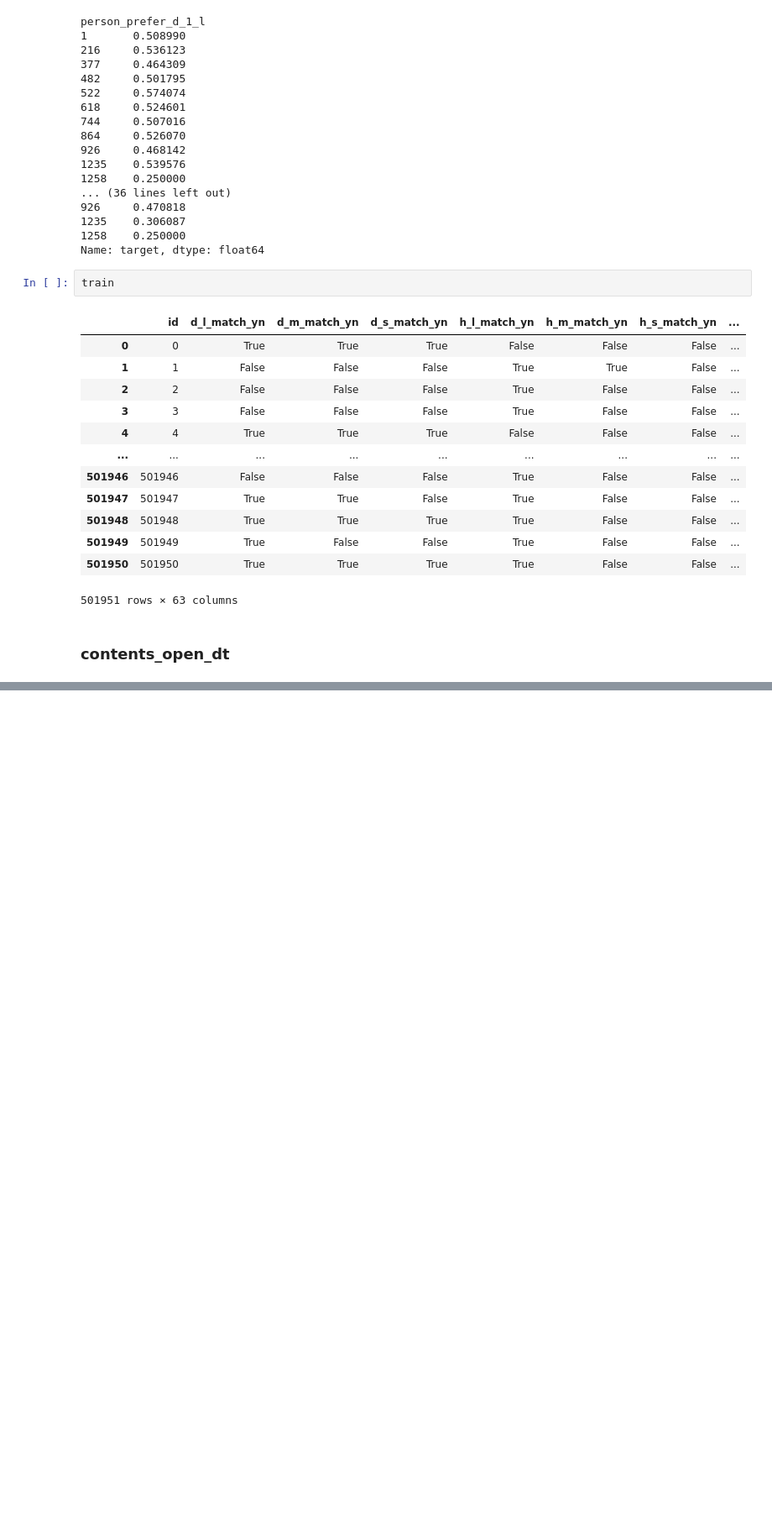
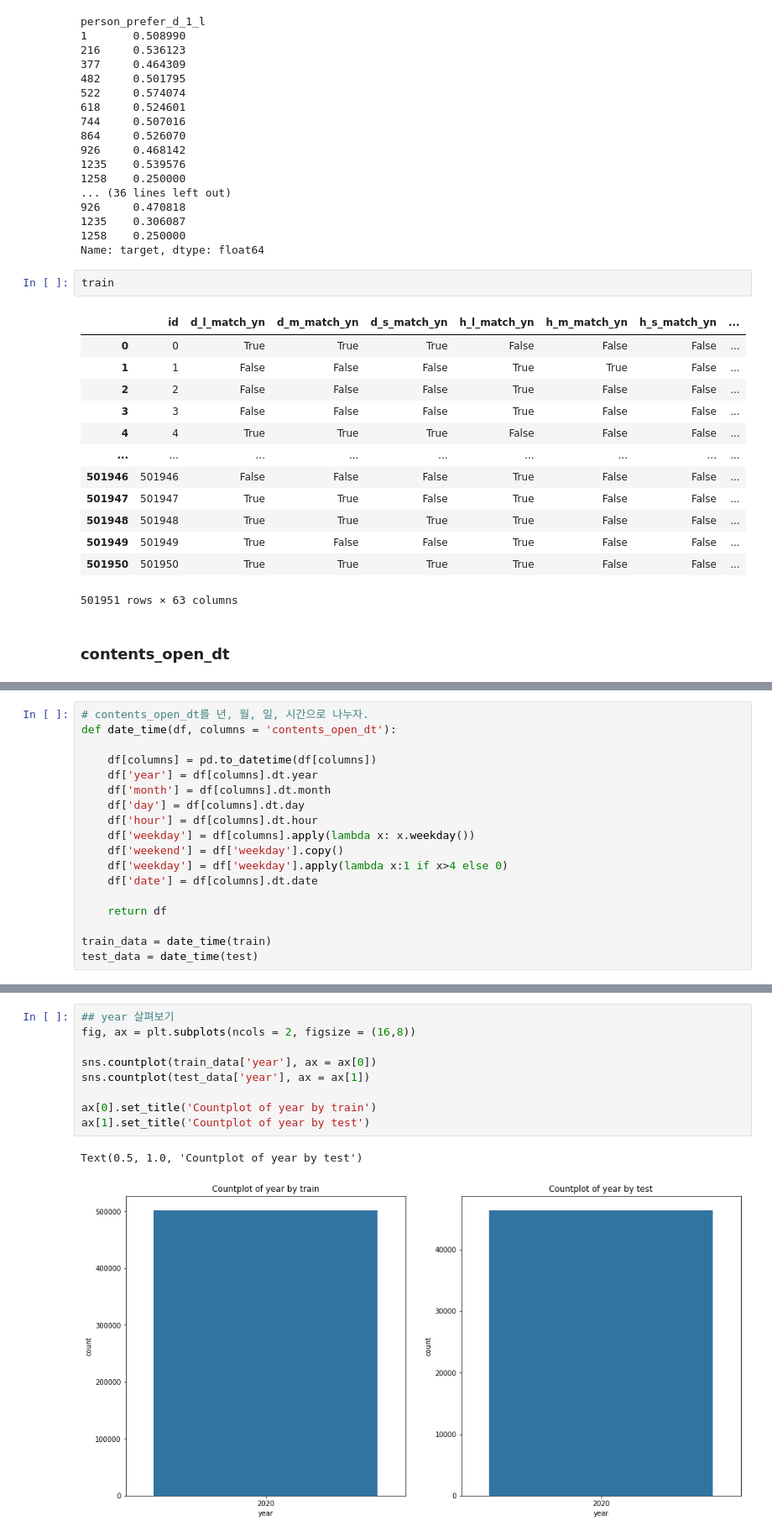
Before and after one commit to Proj-Caliber/Job-Care, a Jupyter notebook: Feature Engineering.ipynb, the cells around one changed output, grey strips where cells are left out. Shown: that part at 84% size. Drawn from its saved outputs; the diff is of its cells as text; blank space fills up the shorter version.

```diff
--- a/Feature Engineering.ipynb
+++ b/Feature Engineering.ipynb
@@ -293,0 +306,18 @@ AttributeError: ignored
+# %%
+# contents_open_dt를 년, 월, 일, 시간으로 나누자.
+def date_time(df, columns = 'contents_open_dt'):
+
+    df[columns] = pd.to_datetime(df[columns])
+    df['year'] = df[columns].dt.year
+    df['month'] = df[columns].dt.month
+    df['day'] = df[columns].dt.day
+    df['hour'] = df[columns].dt.hour
+    df['weekday'] = df[columns].apply(lambda x: x.weekday())
+    df['weekend'] = df['weekday'].copy()
+    df['weekday'] = df['weekday'].apply(lambda x:1 if x>4 else 0)
+    df['date'] = df[columns].dt.date
+
+    return df
+
+train_data = date_time(train)
+test_data = date_time(test)
@@ -293,0 +333,12 @@ AttributeError: ignored
+# %%
+## year 살펴보기
+fig, ax = plt.subplots(ncols = 2, figsize = (16,8))
+
+sns.countplot(train_data['year'], ax = ax[0])
+sns.countplot(test_data['year'], ax = ax[1])
+
+ax[0].set_title('Countplot of year by train')
+ax[1].set_title('Countplot of year by test')
+# %% [output]
+Text(0.5, 1.0, 'Countplot of year by test')
+[figure, added]
```
Also changed, not shown: parts of 23 cells of this notebook, 1 other file.
